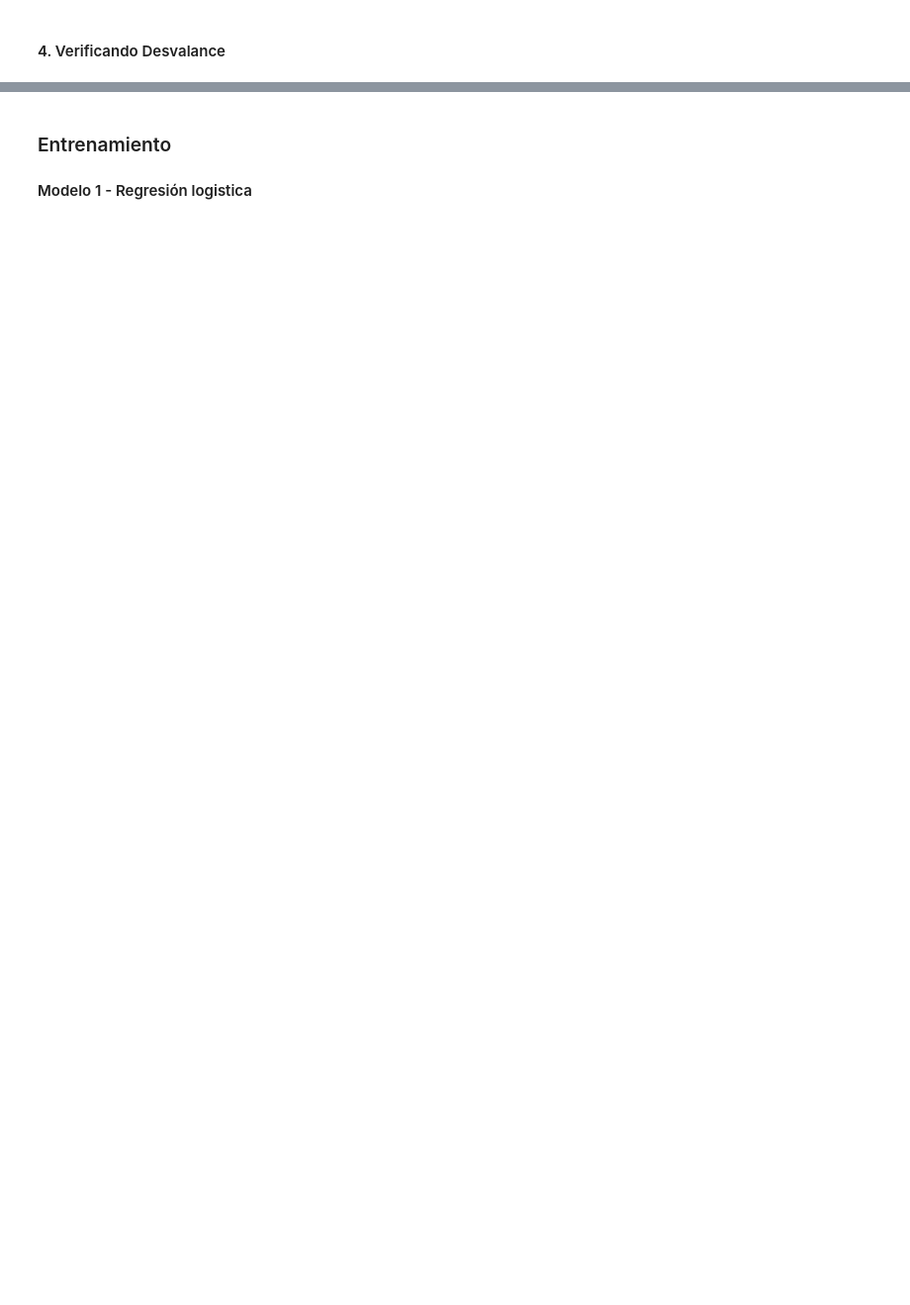
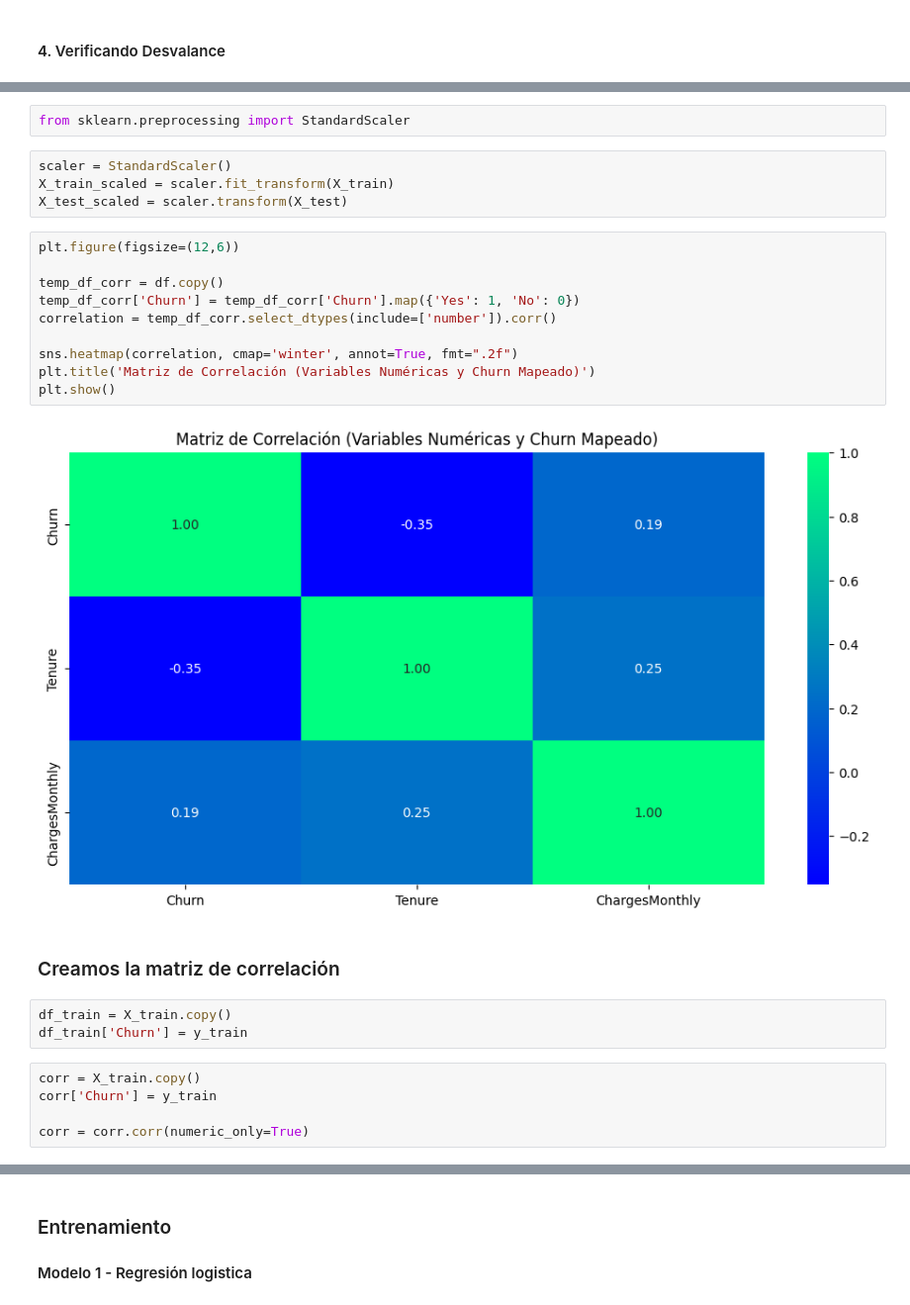
Before and after one commit to JDVAR7/TelecomX2-LAD, a Jupyter notebook: TelecomX2_LAD.ipynb, the cells around one changed output, grey strips where cells are left out. Shown at 99% size. Saved outputs shown, nothing was run; the diff lists cells and outputs as text; blank space fills up the shorter version.

```diff
--- a/TelecomX2_LAD.ipynb
+++ b/TelecomX2_LAD.ipynb
@@ -312,0 +347,28 @@ dtype: float64
+# %%
+from sklearn.preprocessing import StandardScaler
+# %%
+scaler = StandardScaler()
+X_train_scaled = scaler.fit_transform(X_train)
+X_test_scaled = scaler.transform(X_test)
+# %%
+plt.figure(figsize=(12,6))
+
+temp_df_corr = df.copy()
+temp_df_corr['Churn'] = temp_df_corr['Churn'].map({'Yes': 1, 'No': 0})
+correlation = temp_df_corr.select_dtypes(include=['number']).corr()
+
+sns.heatmap(correlation, cmap='winter', annot=True, fmt=".2f")
+plt.title('Matriz de Correlación (Variables Numéricas y Churn Mapeado)')
+plt.show()
+# %% [output]
+[figure, added]
+# %% [markdown]
+### Creamos la matriz de correlación
+# %%
+df_train = X_train.copy()
+df_train['Churn'] = y_train
+# %%
+corr = X_train.copy()
+corr['Churn'] = y_train
+
+corr = corr.corr(numeric_only=True)
```
Also changed, not shown: parts of 39 cells of this notebook.
